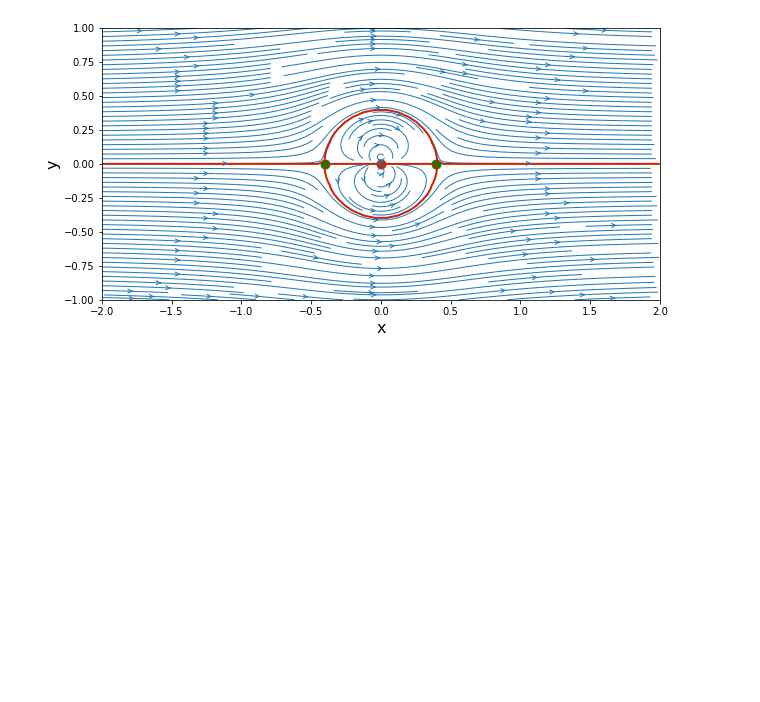
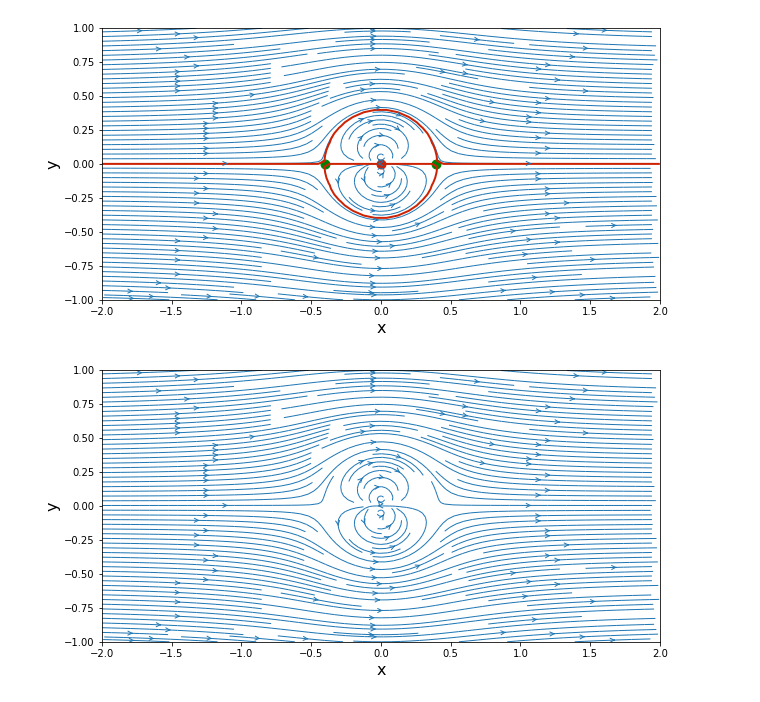
Before and after one commit to smmagic/MAE6226, a Jupyter notebook: Lesson 3 - Doublet Singularity.ipynb, the cells around one changed output. Cells and saved outputs as stored; diff of their text form; code cells hidden in the pictures; blank space fills up the shorter version.

```diff
--- a/Lesson 3 - Doublet Singularity.ipynb
+++ b/Lesson 3 - Doublet Singularity.ipynb
@@ -141,3 +141,7 @@ pyplot.scatter([x_stagn1, x_stagn2], [y_stagn1, y_stagn2],
                color = 'g', s = 80, marker = 'o');
 # %% [output]
 [figure]
+# %%
+ezStreamline(X, Y, u, v, x_start, y_start, x_end, y_end)
+# %% [output]
+[figure, added]
```
Also changed, not shown: 1 other file.
